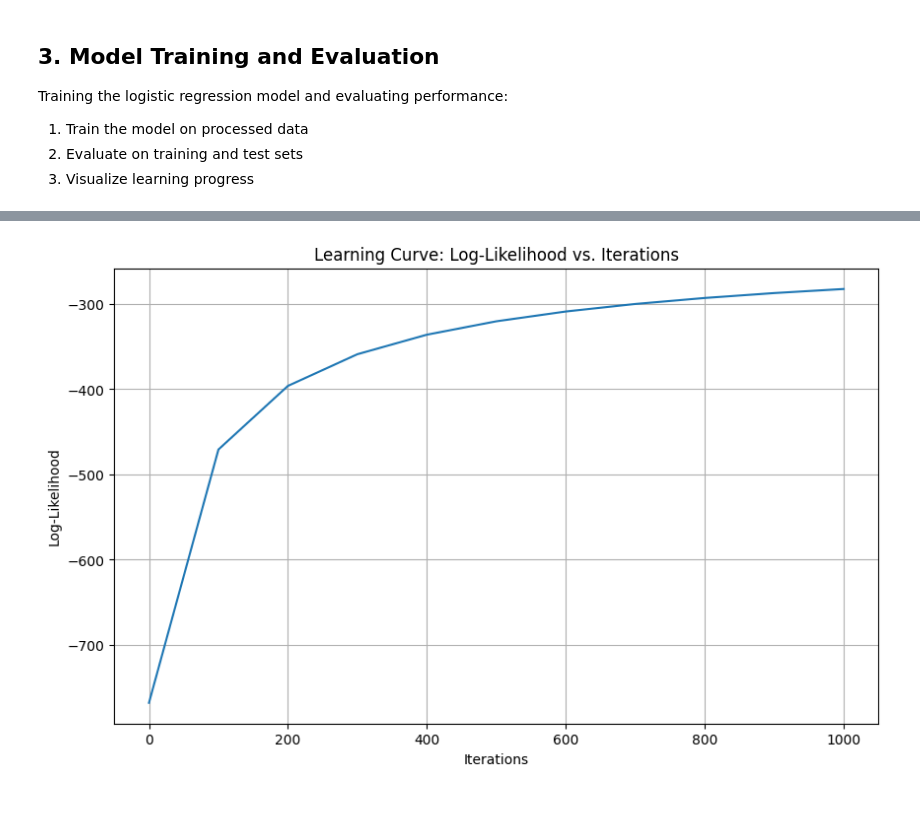
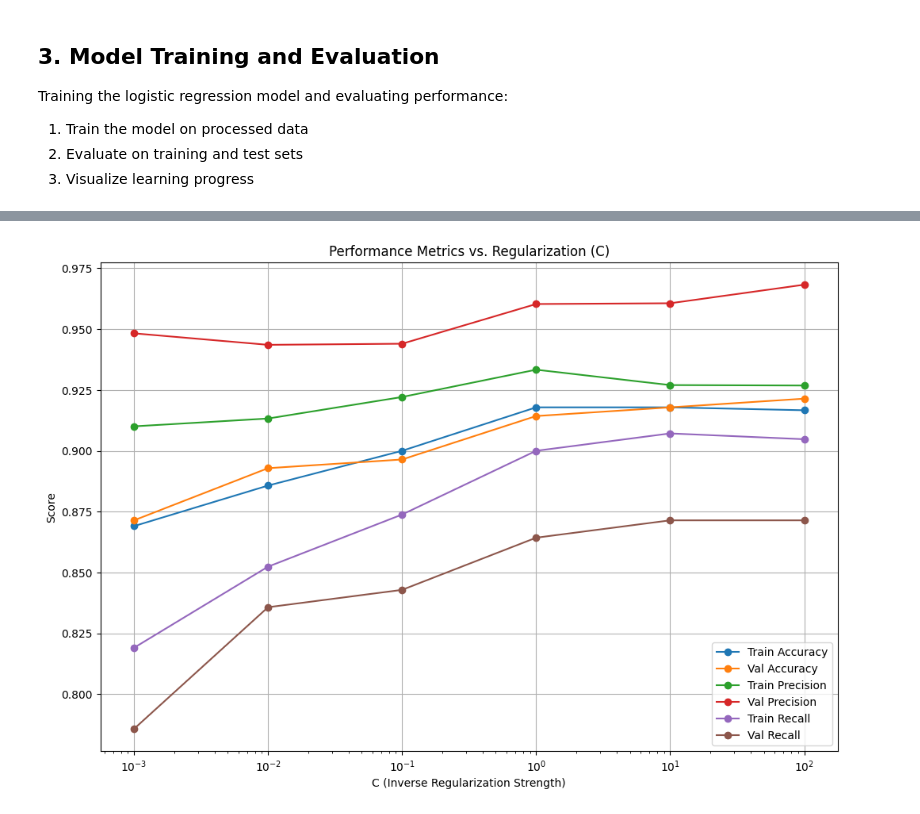
Before and after one commit to cjin0711/final-project, a Jupyter notebook: models/Logistic.ipynb, the cells around one changed output, grey strips where cells are left out. Saved outputs shown, nothing was run; the diff lists cells and outputs as text; code cells hidden in the pictures.

Commit message:
updated logistic

```diff
--- a/models/Logistic.ipynb
+++ b/models/Logistic.ipynb
@@ -100,6 +100,10 @@ X_processed = X.copy()
 # Define binary and numeric columns
 binary_columns = ['media_comments_are_disabled', 'media_has_location_info']
 numeric_columns = ['media_comment_numbers', 'media_hashtag_numbers', 'media_like_numbers']
+
+for i, col in enumerate(X_processed.columns, 1):
+    print(f"{i}. {col}")
+print(f"\nTotal number of features: {len(X_processed.columns)}")
 
 for col in list_columns:
     if col == 'mediaUpload_times':  # Special handling for timestamps
@@ -146,5 +150,10 @@ print(f"Training features shape: {X_train.shape}")
 print(f"Validation features shape: {X_val.shape}")    # Added validation shape
 print(f"Testing features shape: {X_test.shape}")
 print(f"Scaled training data shape: {X_train_scaled.shape}")
+
+
+for i, col in enumerate(X_processed.columns, 1):
+    print(f"{i}. {col}")
+print(f"\nTotal number of features: {len(X_processed.columns)}")
 # %% [output]
 List columns that need preprocessing: ['media_comment_numbers', 'media_comments_are_disabled', 'media_has_location_info', 'media_hashtag_numbers', 'media_like_numbers', 'mediaUpload_times']
@@ -432,23 +480,64 @@ Training the logistic regression model and evaluating performance:
 2. Evaluate on training and test sets
 3. Visualize learning progress
 # %%
-# Train the logistic regression model
-model = LogisticRegressionGradientAscent(learning_rate=0.01, num_iterations=1000)
-model.fit(X_train_scaled, y_train)
+from sklearn.linear_model import LogisticRegression
+from sklearn.metrics import accuracy_score, precision_score, recall_score
+import pandas as pd
+import matplotlib.pyplot as plt
 
-# Evaluate the model
-train_accuracy = model.evaluate(X_train_scaled, y_train)
-test_accuracy = model.evaluate(X_test_scaled, y_test)
+c_values = [0.001, 0.01, 0.1, 1, 10, 100]  # Or your preferred C values
 
-print(f"Training accuracy: {train_accuracy:.4f}")
-print(f"Testing accuracy: {test_accuracy:.4f}")
+results = []
 
-# Plot the learning curve
-plt.figure(figsize=(10, 6))
-plt.plot(range(0, len(model.log_likelihoods) * 100, 100), model.log_likelihoods)
-plt.title('Learning Curve: Log-Likelihood vs. Iterations')
-plt.xlabel('Iterations')
-plt.ylabel('Log-Likelihood')
+for c in c_values:
+    model = LogisticRegression(
+        C=c,
+        solver='lbfgs',
+        max_iter=1000,
+        random_state=42
+    )
+    model.fit(X_train_scaled, y_train)
+
+    # Training metrics
+    y_train_pred = model.predict(X_train_scaled)
+    train_acc = accuracy_score(y_train, y_train_pred)
+    train_prec = precision_score(y_train, y_train_pred, zero_division=0)
+    train_rec = recall_score(y_train, y_train_pred, zero_division=0)
+
+    # Validation metrics
+    y_val_pred = model.predict(X_val_scaled)
+    val_acc = accuracy_score(y_val, y_val_pred)
+    val_prec = precision_score(y_val, y_val_pred, zero_division=0)
+    val_rec = recall_score(y_val, y_val_pred, zero_division=0)
+
+    results.append({
+        'C': c,
+        'Train Accuracy': train_acc,
+        'Train Precision': train_prec,
+        'Train Recall': train_rec,
+        'Val Accuracy': val_acc,
+        'Val Precision': val_prec,
+        'Val Recall': val_rec
+    })
+
+# Create a DataFrame for easy viewing
+results_df = pd.DataFrame(results)
+print("\nResults Table:")
+print(results_df.to_string(index=False))
+
+# Plotting metrics vs. C
+plt.figure(figsize=(12, 8))
+plt.plot(results_df['C'], results_df['Train Accuracy'], marker='o', label='Train Accuracy')
+plt.plot(results_df['C'], results_df['Val Accuracy'], marker='o', label='Val Accuracy')
+plt.plot(results_df['C'], results_df['Train Precision'], marker='o', label='Train Precision')
+plt.plot(results_df['C'], results_df['Val Precision'], marker='o', label='Val Precision')
+plt.plot(results_df['C'], results_df['Train Recall'], marker='o', label='Train Recall')
+plt.plot(results_df['C'], results_df['Val Recall'], marker='o', label='Val Recall')
+plt.xscale('log')
+plt.xlabel('C (Inverse Regularization Strength)')
+plt.ylabel('Score')
+plt.title('Performance Metrics vs. Regularization (C)')
+plt.legend()
 plt.grid(True)
 plt.show()
 # %% [output]
@@ -468 +552 @@ Testing accuracy: 0.8857
-[figure, old version]
+[figure, new version]
```
Also changed, not shown: parts of 9 cells of this notebook.
